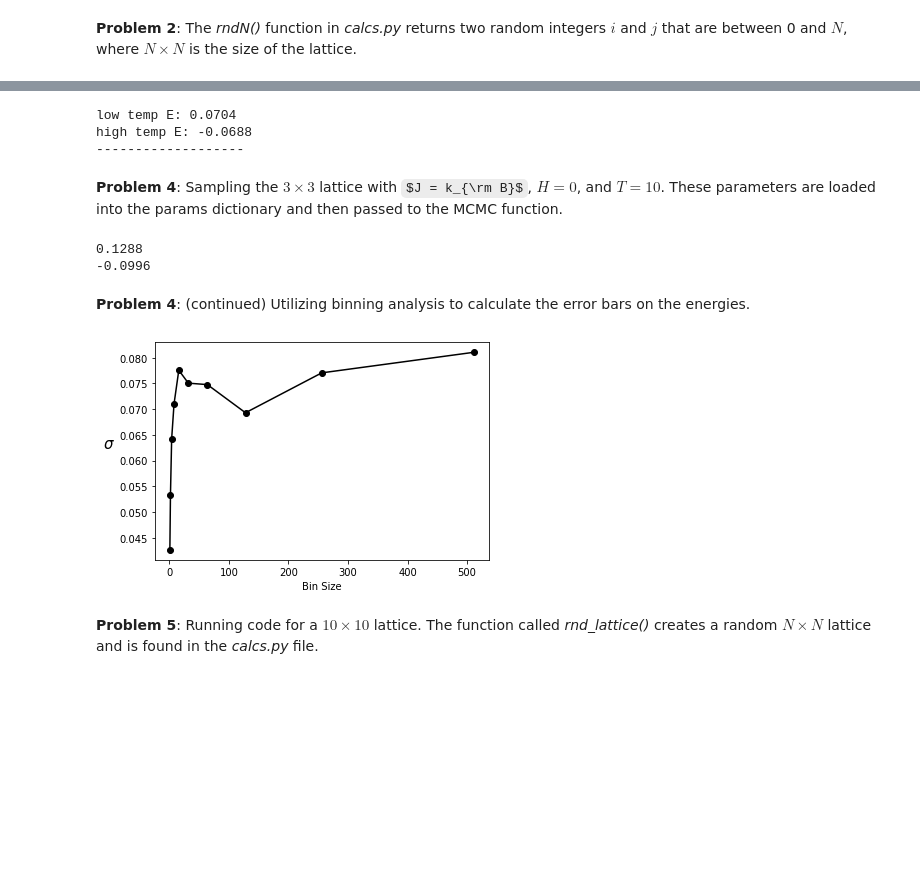
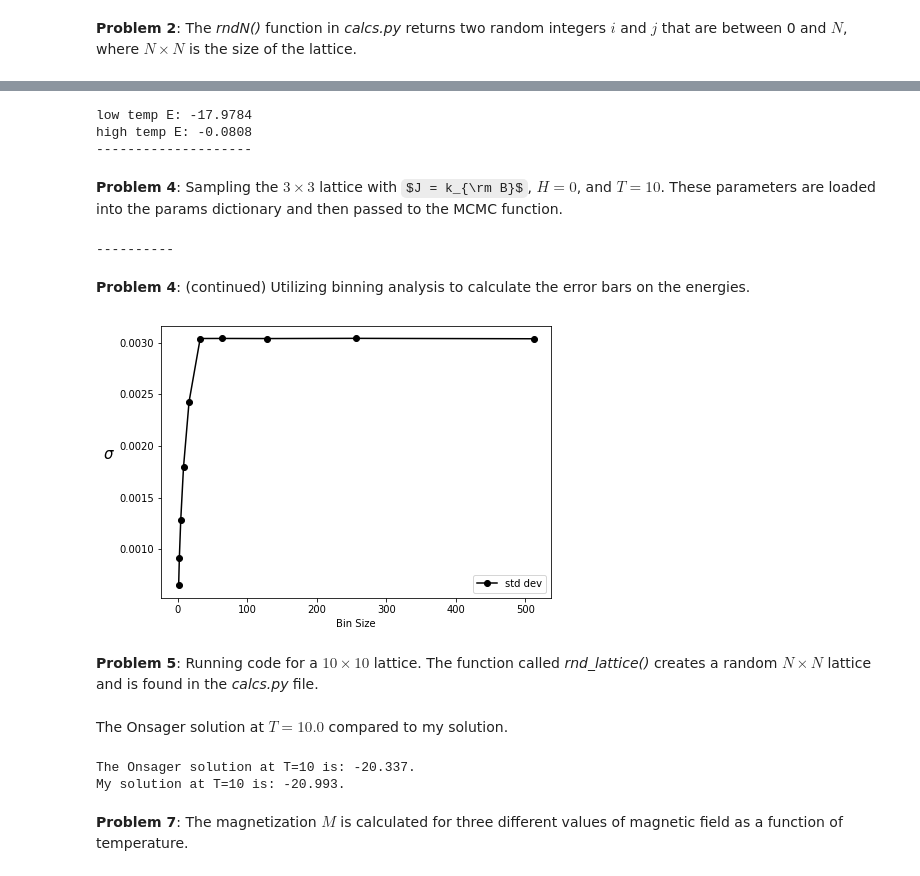
Before and after one commit to ajdominic/statmech, a Jupyter notebook: ajd_ising.ipynb, the cells around one changed output, grey strips where cells are left out. Cells and saved outputs as stored; diff of their text form; code cells hidden in the pictures; some formulas as TeX source; blank space fills up the shorter version.

```diff
--- a/ajd_ising.ipynb
+++ b/ajd_ising.ipynb
@@ -162,33 +105,31 @@ for k in range(2):
     params = {"dim":3, "kb":1.0, "Temperature":Ts[k],
               "J":1.0, "H":0.0, "n_iter":10000,
               "matrix":False}
-    E, M = MCMC(params)
+    E, M = c.MCMC(params)
     avg_E = np.sum(E) / E.shape[0]
     print(words[k], avg_E)
-print("-------------------")
+print("--------------------")
 # %% [output]
-low temp E: 0.0704
-high temp E: -0.0688
--------------------
+low temp E: -17.9784
+high temp E: -0.0808
+--------------------
 # %% [markdown]
 <b>Problem 4</b>: Sampling the $3 \times 3$ lattice with $J = k_{\rm B}$, $H=0$, and $T=10$. These parameters are loaded into the params dictionary and then passed to the MCMC function.
 # %%
-params = {"dim":3, "kb":1.0, "Temperature":10.0,
-          "J":1.0, "H":0.0, "n_iter":10000,
-          "matrix":False}
-E, M = MCMC(params)
-avg_E = np.sum(E) / E.shape[0]
-avg_M = np.sum(M) / M.shape[0]
-print(avg_E)
-print(avg_M)
+params_four = {"dim":3, "kb":1.0, "Temperature":0.1,
+               "J":1.0, "H":0.0, "n_iter":100000,
+               "matrix":False}
+E_four, M_four = c.MCMC(params_four)
+avg_E_four = np.sum(E_four) / E_four.shape[0]
+avg_M_four = np.sum(M_four) / M_four.shape[0]
+#print("----------")
 # %% [output]
-0.1288
--0.0996
+----------
 # %% [markdown]
 <b>Problem 4</b>: (continued) Utilizing binning analysis to calculate the error bars on the energies.
 # %%
-val = E
-N = E.shape[0]
+val = E_four
+N = E_four.shape[0]
 stddevs = np.zeros((10,))
 binSize = 1.0 * stddevs
 for i in range(10):
@@ -196,12 +137,11 @@ for i in range(10):
     nbin = N//2**i
     stddevs[i] = c.binning(val, L) / (nbin)**0.5
     binSize[i] = L
-plt.plot(binSize, stddevs, "-o", c="black")
-plt.xlabel("Bin Size", fontsize=10)
-plt.ylabel("$\sigma$", rotation=0, labelpad=10, fontsize=15)
-plt.show()
-# %% [output]
-[figure, removed]
+# %%
+# binning analysis plot
+c.pltBins(binSize, stddevs, "std.pdf")
+# %% [output]
+[figure, added]
 # %% [markdown]
 <b>Problem 5</b>: Running code for a $10 \times 10$ lattice. The function called <i>rnd_lattice()</i> creates a random $N \times N$ lattice and is found in the <i>calcs.py</i> file.
 # %%
@@ -219,0 +158,12 @@ print(avg_M)
+# %% [markdown]
+The Onsager solution at $T=10.0$ compared to my solution.
+# %%
+# comparison to the Onsager solution
+T_ten_ons = np.where(T_ons == 10.0)[0][0]
+print("The Onsager solution at T=10 is: " + str(E_ons[T_ten_ons]*100)[0:7] + ".")
+print("My solution at T=10 is: " + str(avg_E_five)[0:7] + ".")
+# %% [output]
+The Onsager solution at T=10 is: -20.337.
+My solution at T=10 is: -20.993.
+# %% [markdown]
+<b>Problem 7</b>: The magnetization $M$ is calculated for three different values of magnetic field as a function of temperature.
```
Also changed, not shown: parts of 11 cells of this notebook.
